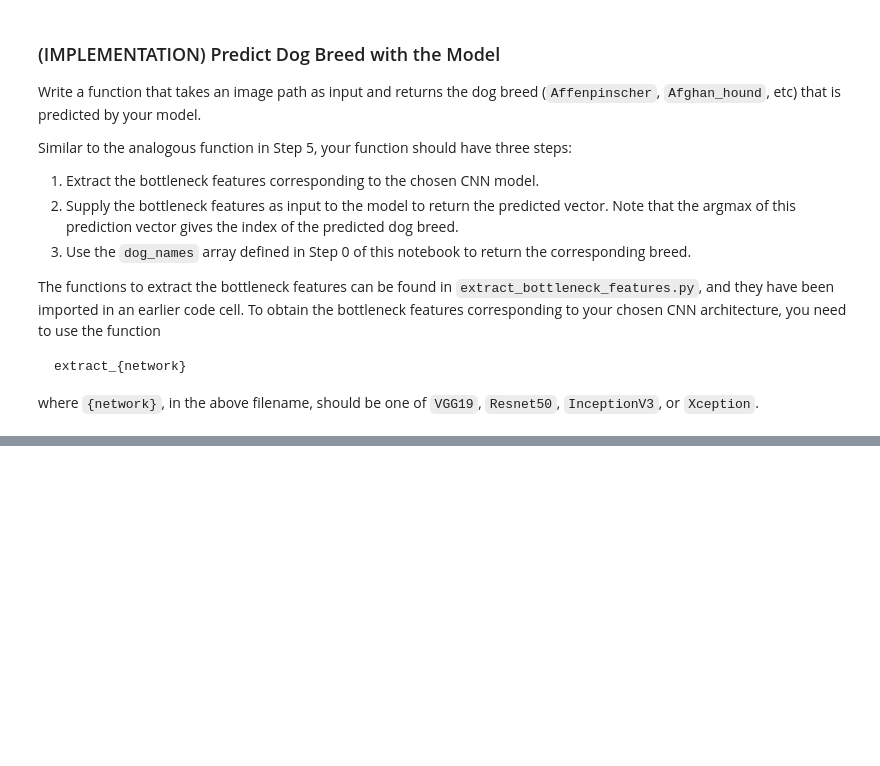
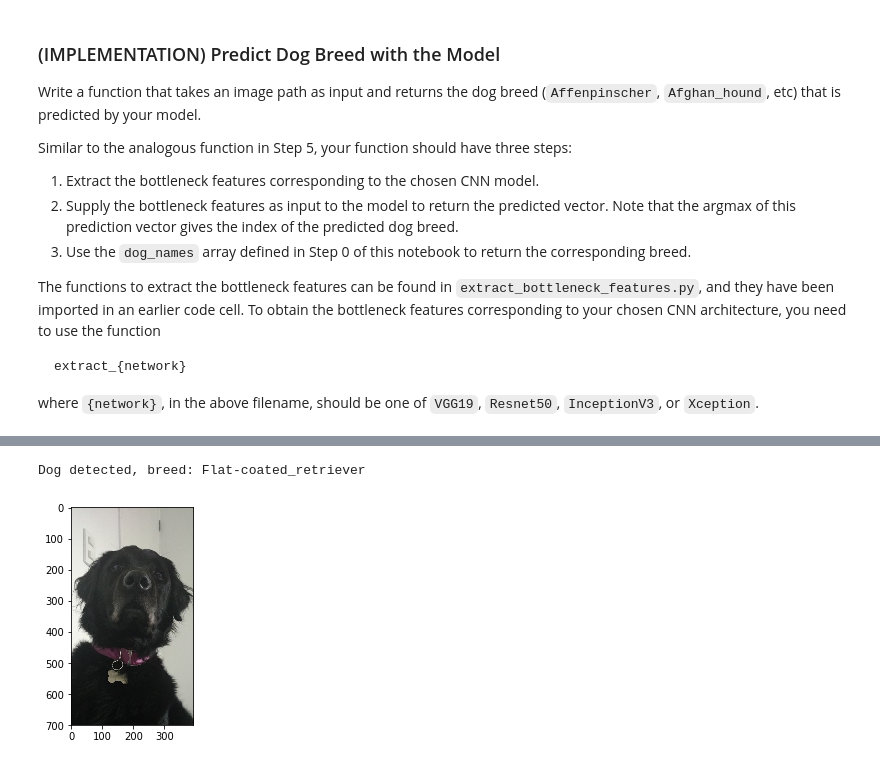
Before and after one commit to CheloGE/MachineLearningProjects, a Jupyter notebook: dog-project-master/dog_app.ipynb, the cells around one changed output, grey strips where cells are left out. Cells and saved outputs as stored; diff of their text form; code cells hidden in the pictures; blank space fills up the shorter version.

```diff
--- a/dog-project-master/dog_app.ipynb
+++ b/dog-project-master/dog_app.ipynb
@@ -682,0 +800,5 @@ __Answer:__
+# %%
+Xception_dog_breed_detector("images/baghee.jpg")
+# %% [output]
+Dog detected, breed: Flat-coated_retriever
+[figure, added]
```
Also changed, not shown: parts of 28 cells of this notebook, 5 other files.
